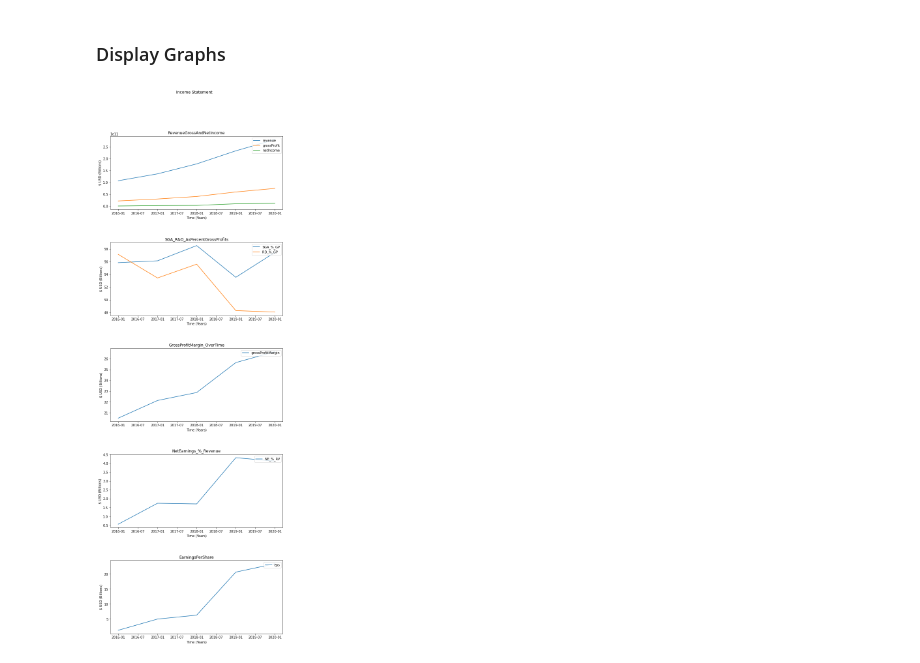
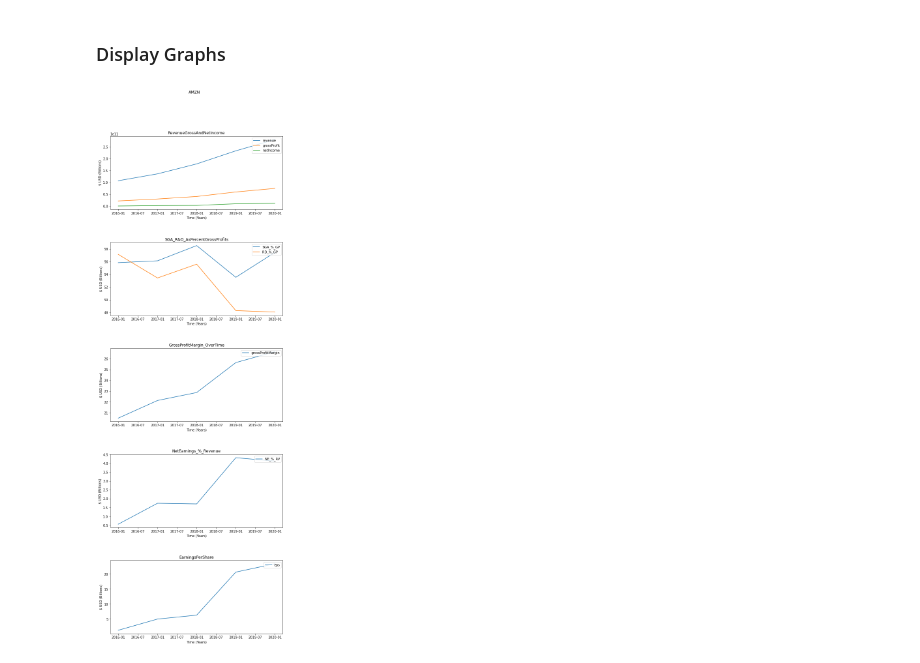
Before and after one commit to sammmoran/FlagShip, a Jupyter notebook: data-collector.ipynb, the cells around one changed output. Cells and saved outputs as stored; diff of their text form; code cells hidden in the pictures.

```diff
--- a/data-collector.ipynb
+++ b/data-collector.ipynb
@@ -36,10 +36,10 @@ def dataPrep(r):
 
     return data
 # %%
-def graph(x, plots):
+def graph(x, plots, companyTicker):
 
     fig, axs = plt.subplots(len(plots),figsize=(10,25))
-    fig.suptitle("Income Statement")
+    fig.suptitle(companyTicker)
     fig.tight_layout(pad=8.0)
     counter = 0
     for plot in plots:
@@ -88,17 +88,19 @@ def getData(ticker):
 ### Display Graphs
 # %%
 # Make request for data
-r = getData("AMZN")
+companyTicker = "AMZN"
+
+r = getData(companyTicker)
 
 # Prepare the data
 data = dataPrep(r)
 
 # Plot the data
 x = getX(data)
 
 plots = getPlots("Income Statement")
 
 # Plot these in graphical form as subplots
-graph(x, plots)
+graph(x, plots, companyTicker)
 # %% [output]
-[figure, old version]
+[figure, new version]
```
